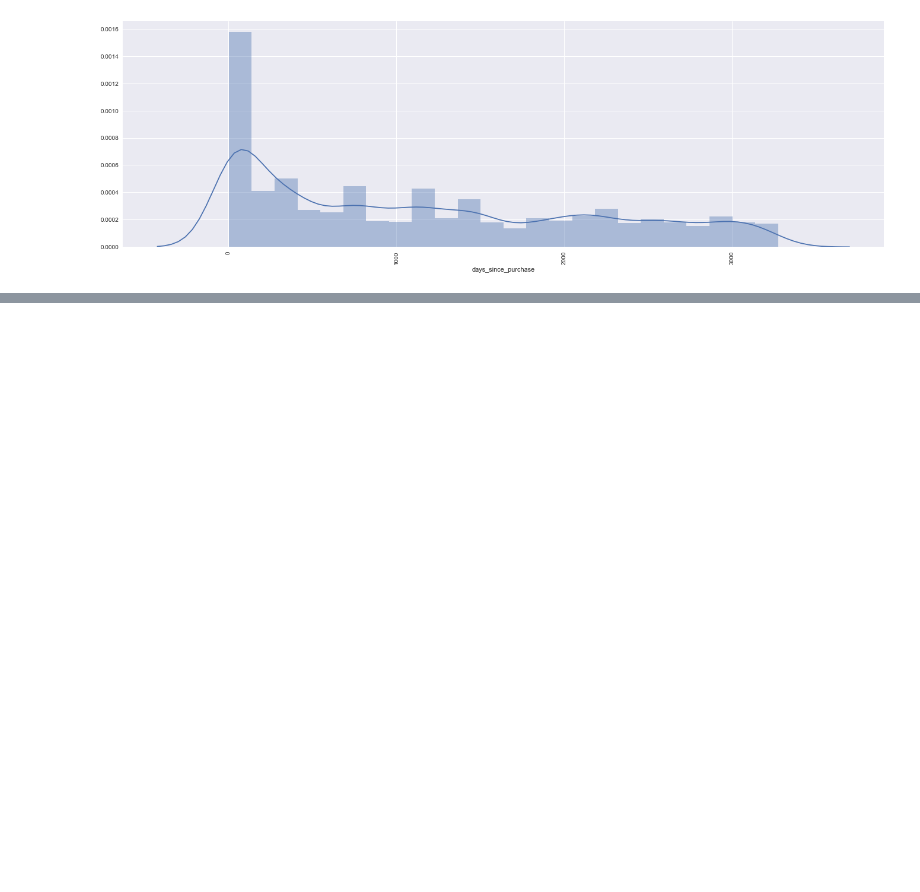
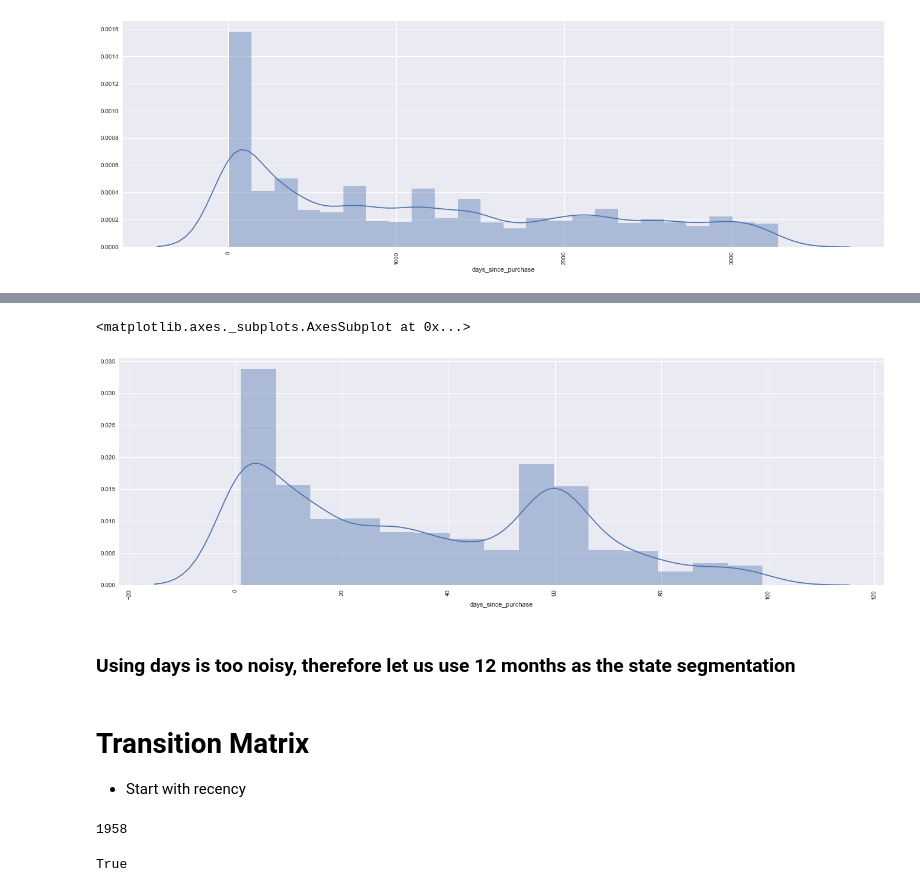
Before and after one commit to jonhilgart22/Galvanize-Data-Leadership, a Jupyter notebook: week5-MCM-CLV/Team-8-Markov-Chains_v2.ipynb, the cells around one changed output, grey strips where cells are left out. Drawn from its saved outputs; the diff is of its cells as text; code cells hidden in the pictures; blank space fills up the shorter version.

```diff
--- a/week5-MCM-CLV/Team-8-Markov-Chains_v2.ipynb
+++ b/week5-MCM-CLV/Team-8-Markov-Chains_v2.ipynb
@@ -383,0 +400,19 @@ recency_plot
+# %%
+plt.figure(figsize=(23,7))
+recency_plot = sns.distplot(recency_df.days_since_purchase[recency_df.days_since_purchase<100])
+for item in recency_plot.get_xticklabels():
+    item.set_rotation(90)
+
+recency_plot
+# %% [output]
+<matplotlib.axes._subplots.AxesSubplot at 0x...>
+[figure, added]
+# %% [markdown]
+### Using days is too noisy, therefore let us use 12 months as the state segmentation
+# %% [markdown]
+# Transition Matrix
+- Start with recency
+# %%
+recency_df[(recency_df.months_since_purchase>12) & (recency_df.months_since_purchase<=24)]['customer_id'].count()
+# %% [output]
+1958
@@ -383,0 +430,5 @@ recency_plot
+# %%
+## make sure we are not missing any customers
+len(state_df.customer_id.unique()) == total_customers
+# %% [output]
+True
```
Also changed, not shown: parts of 12 cells of this notebook.
